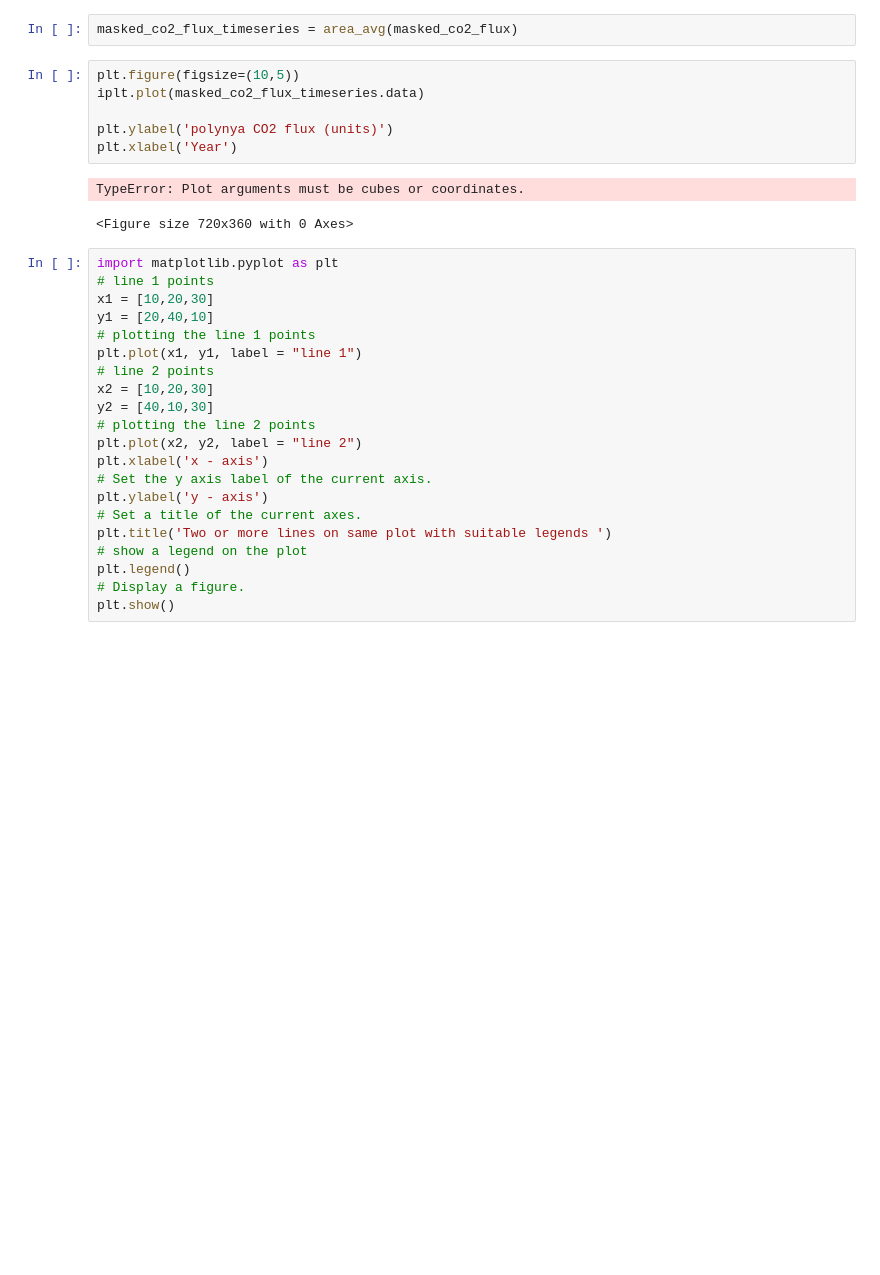
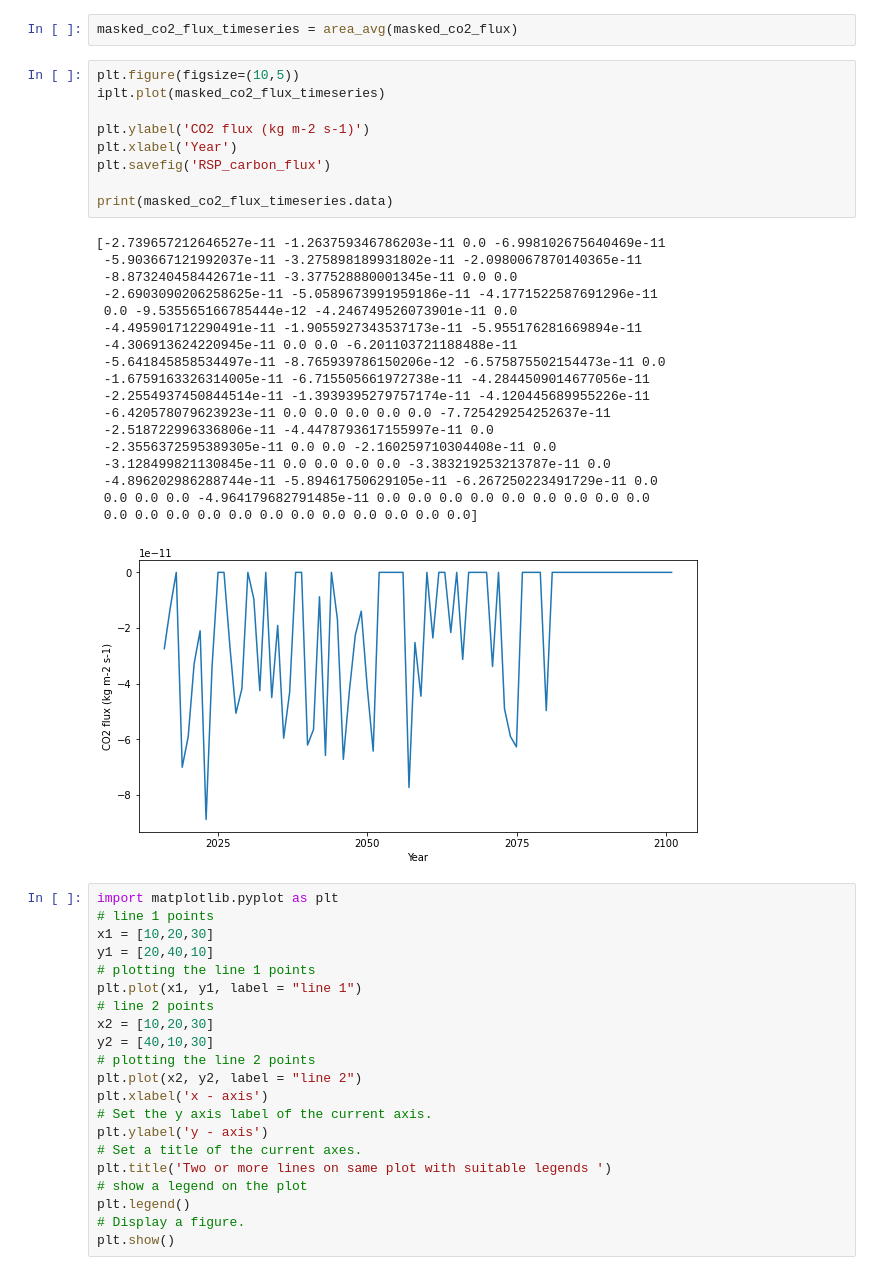
Before and after one commit to ab1261/dissertation_script, a Jupyter notebook: Untitled3.ipynb, the cells around one changed output. Cells and saved outputs as stored; diff of their text form; blank space fills up the shorter version.

```diff
--- a/Untitled3.ipynb
+++ b/Untitled3.ipynb
@@ -221,13 +226,32 @@ def area_avg(cube):
 masked_co2_flux_timeseries = area_avg(masked_co2_flux)
 # %%
 plt.figure(figsize=(10,5))
-iplt.plot(masked_co2_flux_timeseries.data)
+iplt.plot(masked_co2_flux_timeseries)
 
-plt.ylabel('polynya CO2 flux (units)')
+plt.ylabel('CO2 flux (kg m-2 s-1)')
 plt.xlabel('Year')
+plt.savefig('RSP_carbon_flux')
+
+print(masked_co2_flux_timeseries.data)
 # %% [output]
-TypeError: Plot arguments must be cubes or coordinates.
+[-2.739657212646527e-11 -1.263759346786203e-11 0.0 -6.998102675640469e-11
+ -5.903667121992037e-11 -3.275898189931802e-11 -2.0980067870140365e-11
+ -8.873240458442671e-11 -3.377528880001345e-11 0.0 0.0
+ -2.6903090206258625e-11 -5.0589673991959186e-11 -4.1771522587691296e-11
+ 0.0 -9.535565166785444e-12 -4.246749526073901e-11 0.0
+ -4.495901712290491e-11 -1.9055927343537173e-11 -5.955176281669894e-11
+ -4.306913624220945e-11 0.0 0.0 -6.201103721188488e-11
+ -5.641845858534497e-11 -8.765939786150206e-12 -6.575875502154473e-11 0.0
+ -1.6759163326314005e-11 -6.715505661972738e-11 -4.2844509014677056e-11
+ -2.2554937450844514e-11 -1.3939395279757174e-11 -4.120445689955226e-11
+ -6.420578079623923e-11 0.0 0.0 0.0 0.0 0.0 -7.725429254252637e-11
+ -2.518722996336806e-11 -4.4478793617155997e-11 0.0
+ -2.3556372595389305e-11 0.0 0.0 -2.160259710304408e-11 0.0
+ -3.128499821130845e-11 0.0 0.0 0.0 0.0 -3.383219253213787e-11 0.0
+ -4.896202986288744e-11 -5.89461750629105e-11 -6.267250223491729e-11 0.0
+ 0.0 0.0 0.0 -4.964179682791485e-11 0.0 0.0 0.0 0.0 0.0 0.0 0.0 0.0 0.0
+ 0.0 0.0 0.0 0.0 0.0 0.0 0.0 0.0 0.0 0.0 0.0 0.0]
-<Figure size 720x360 with 0 Axes>
+[figure, added]
 # %%
 import matplotlib.pyplot as plt
 # line 1 points
```
Also changed, not shown: parts of 3 cells of this notebook, 5 other files.
